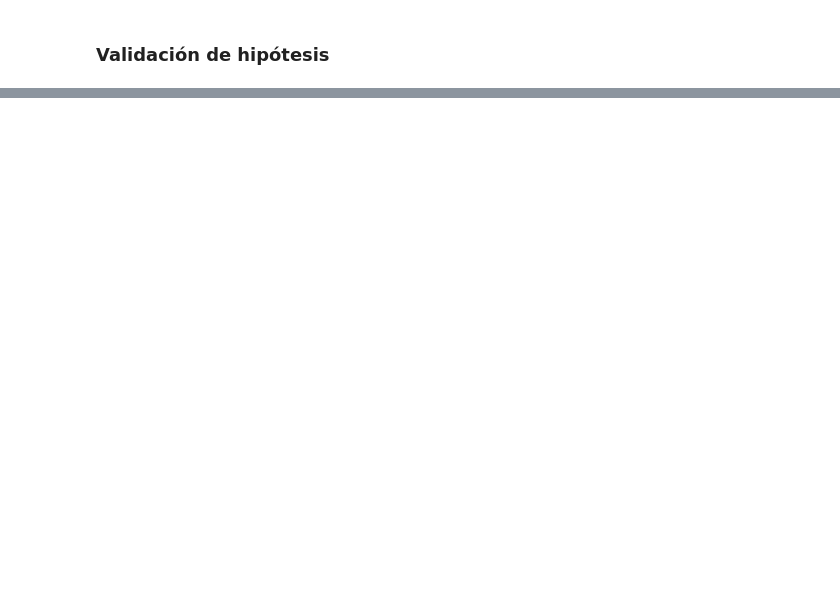
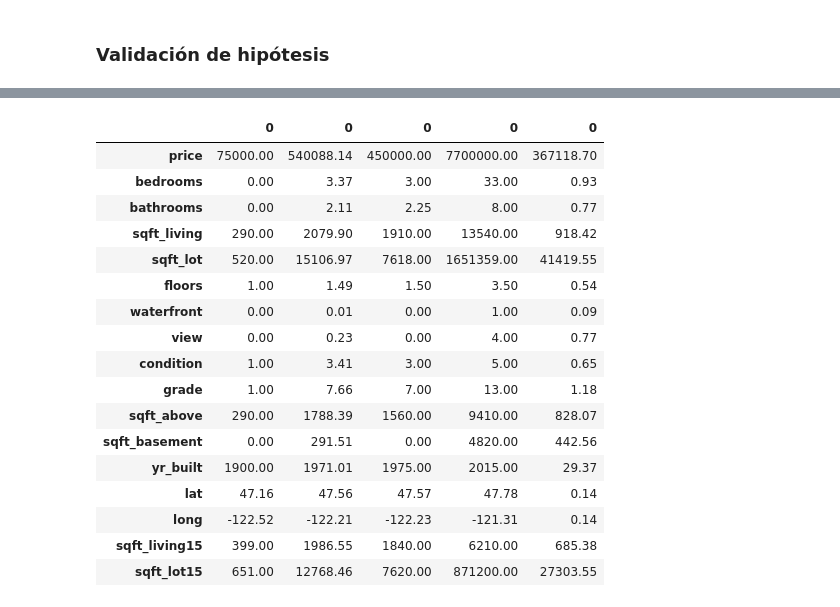
Before and after one commit to sebmatecho/CienciaDeDatos, a Jupyter notebook: ProyectoPreciosCasas/notebook/PreciosCasas2.ipynb, the cells around one changed output, grey strips where cells are left out. Saved outputs shown, nothing was run; the diff lists cells and outputs as text; code cells hidden in the pictures; blank space fills up the shorter version.

```diff
--- a/ProyectoPreciosCasas/notebook/PreciosCasas2.ipynb
+++ b/ProyectoPreciosCasas/notebook/PreciosCasas2.ipynb
@@ -104,3 +108,5 @@ data['price_tier'] = data['price'].apply(lambda x: 'tier 1' if x <= 321950 else
+# %%
+data['price/sqft'] = data['price']/data['sqft_living']
 # %% [markdown]
 #### Address, neighbourhood and city (API)
 # %%
@@ -164,3 +145,34 @@ from IPython.display import Image
 Image(url= "Precios_Casas.png", width=700, height=700)
 # %% [output]
 [interactive output not drawn]
+# %%
+att_num = data.select_dtypes(include = ['int64','float64'])
+# %%
+media = pd.DataFrame(att_num.apply(np.mean))
+mediana = pd.DataFrame(att_num.apply(np.median))
+std = pd.DataFrame(att_num.apply(np.std))
+maximo = pd.DataFrame(att_num.apply(np.max))
+minimo = pd.DataFrame(att_num.apply(np.min))
+# %%
+df_EDA = pd.concat([minimo,media,mediana,maximo,std], axis = 1)
+# %%
+df_EDA
+# %% [output]
+|  | 0 | 0 | 0 | 0 | 0 |
+| price | 75000.00 | 540088.14 | 450000.00 | 7700000.00 | 367118.70 |
+| bedrooms | 0.00 | 3.37 | 3.00 | 33.00 | 0.93 |
+| bathrooms | 0.00 | 2.11 | 2.25 | 8.00 | 0.77 |
+| sqft_living | 290.00 | 2079.90 | 1910.00 | 13540.00 | 918.42 |
+| sqft_lot | 520.00 | 15106.97 | 7618.00 | 1651359.00 | 41419.55 |
+| floors | 1.00 | 1.49 | 1.50 | 3.50 | 0.54 |
+| waterfront | 0.00 | 0.01 | 0.00 | 1.00 | 0.09 |
+| view | 0.00 | 0.23 | 0.00 | 4.00 | 0.77 |
+| condition | 1.00 | 3.41 | 3.00 | 5.00 | 0.65 |
+| grade | 1.00 | 7.66 | 7.00 | 13.00 | 1.18 |
+| sqft_above | 290.00 | 1788.39 | 1560.00 | 9410.00 | 828.07 |
+| sqft_basement | 0.00 | 291.51 | 0.00 | 4820.00 | 442.56 |
+| yr_built | 1900.00 | 1971.01 | 1975.00 | 2015.00 | 29.37 |
+| lat | 47.16 | 47.56 | 47.57 | 47.78 | 0.14 |
+| long | -122.52 | -122.21 | -122.23 | -121.31 | 0.14 |
+| sqft_living15 | 399.00 | 1986.55 | 1840.00 | 6210.00 | 685.38 |
+| sqft_lot15 | 651.00 | 12768.46 | 7620.00 | 871200.00 | 27303.55 |
```
Also changed, not shown: parts of 16 cells of this notebook, 3 other files.
